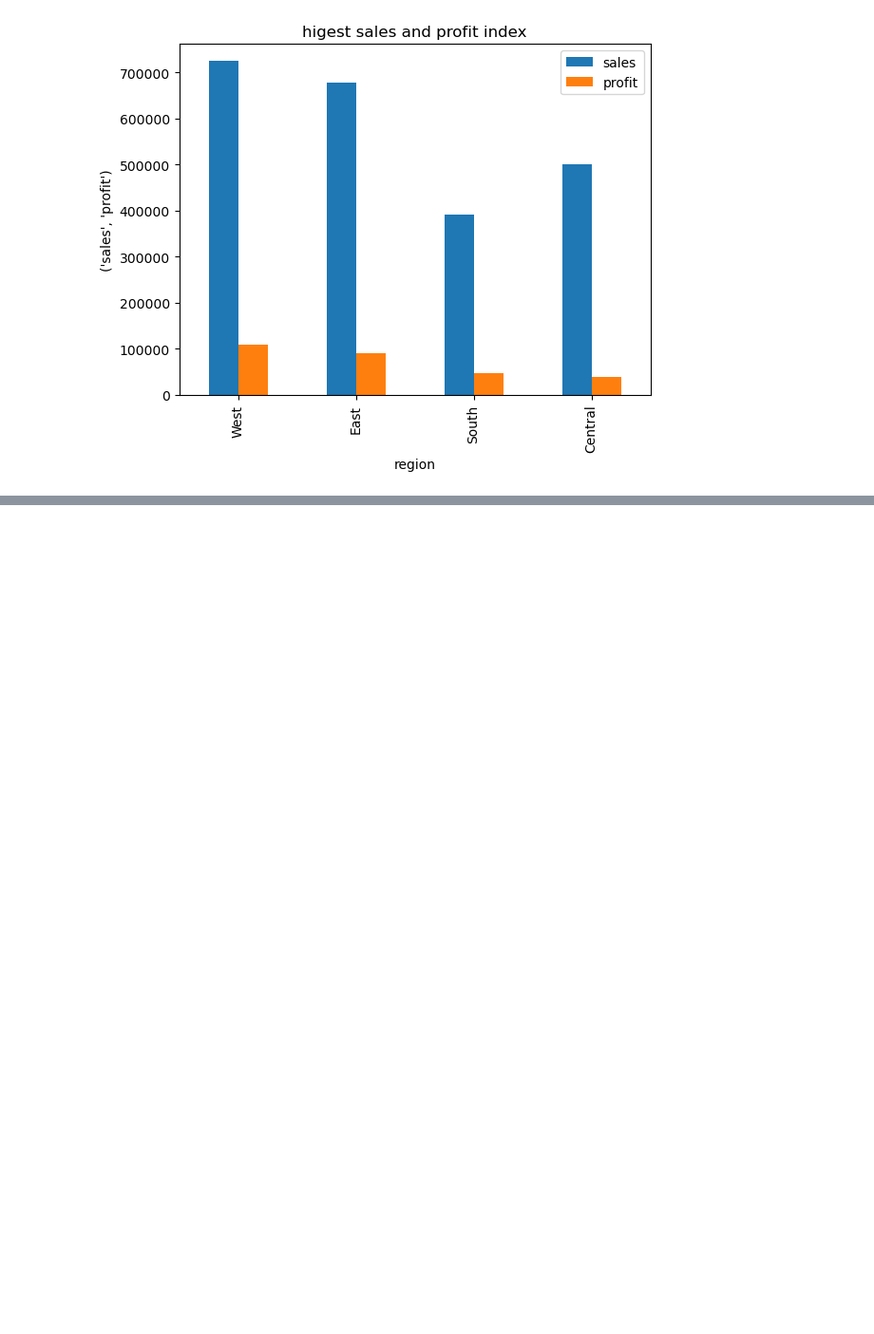
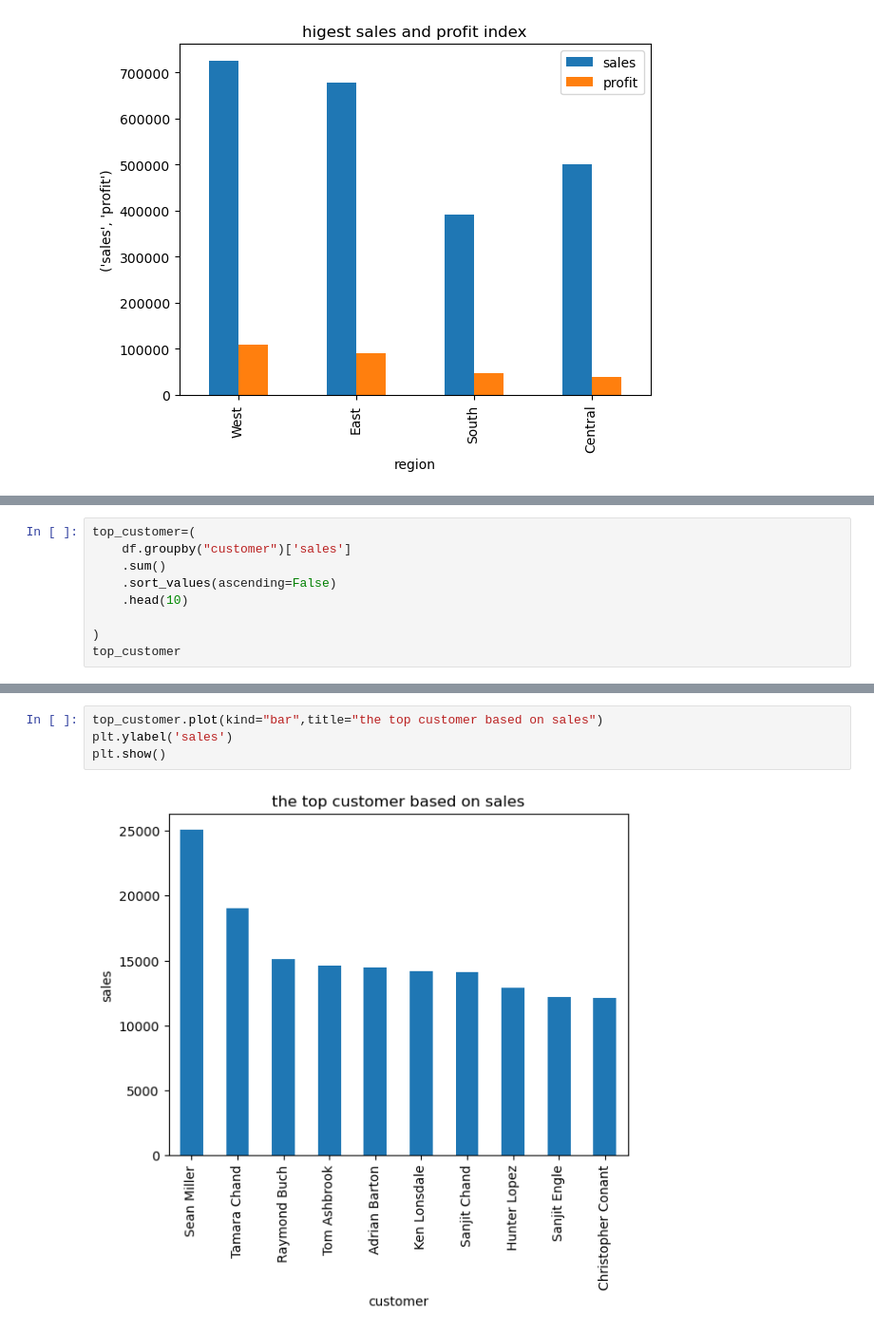
Before and after one commit to kitsune79/sales-trend-analysis, a Jupyter notebook: sales_trend_analysis.ipynb, the cells around one changed output, grey strips where cells are left out. Shown at 95% size. Saved outputs shown, nothing was run; the diff lists cells and outputs as text; blank space fills up the shorter version.

```diff
--- a/sales_trend_analysis.ipynb
+++ b/sales_trend_analysis.ipynb
@@ -134,0 +137,9 @@ plt.show()
+# %%
+top_customer=(
+    df.groupby("customer")['sales']
+    .sum()
+    .sort_values(ascending=False)
+    .head(10)
+
+)
+top_customer
@@ -134,0 +159,6 @@ plt.show()
+# %%
+top_customer.plot(kind="bar",title="the top customer based on sales")
+plt.ylabel('sales')
+plt.show()
+# %% [output]
+[figure, added]
```
Also changed, not shown: parts of 7 cells of this notebook.
